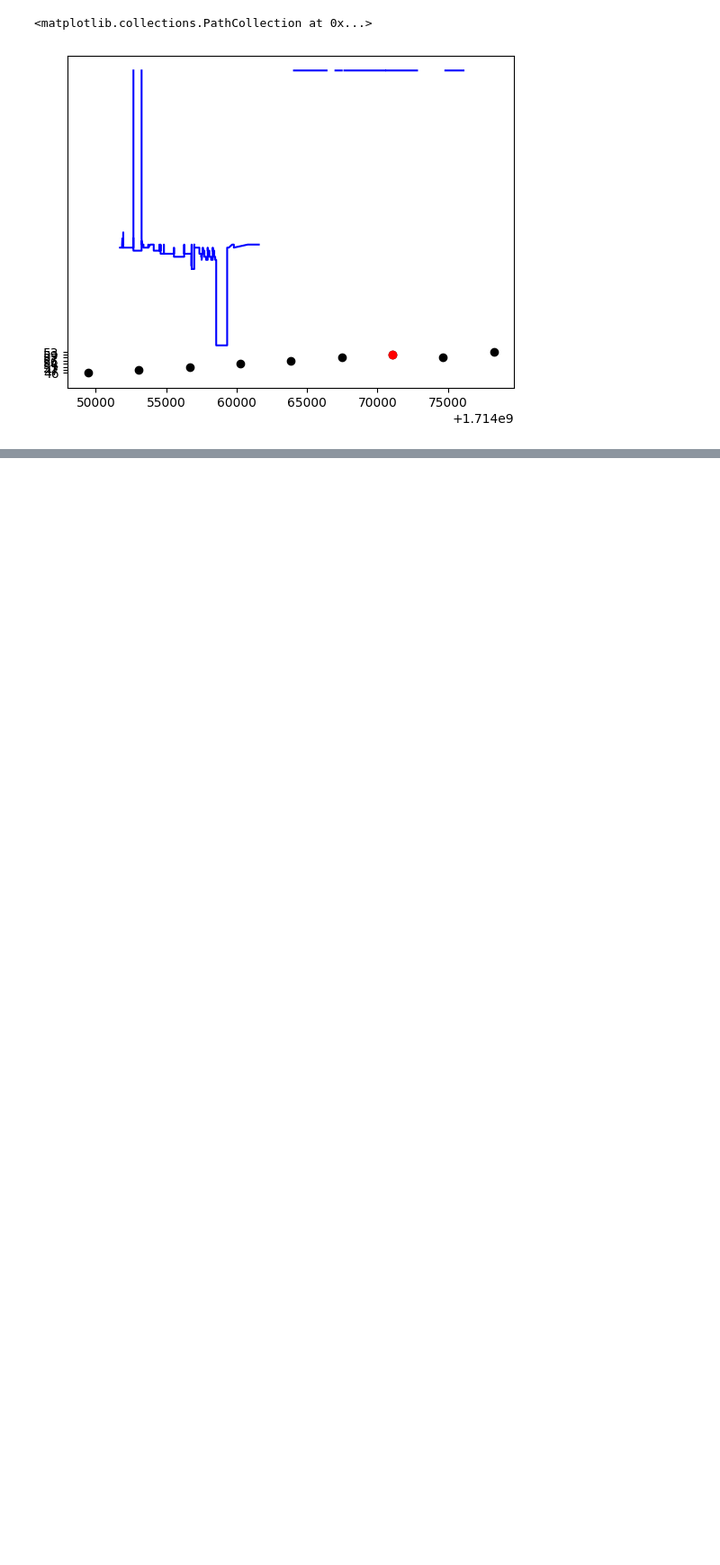
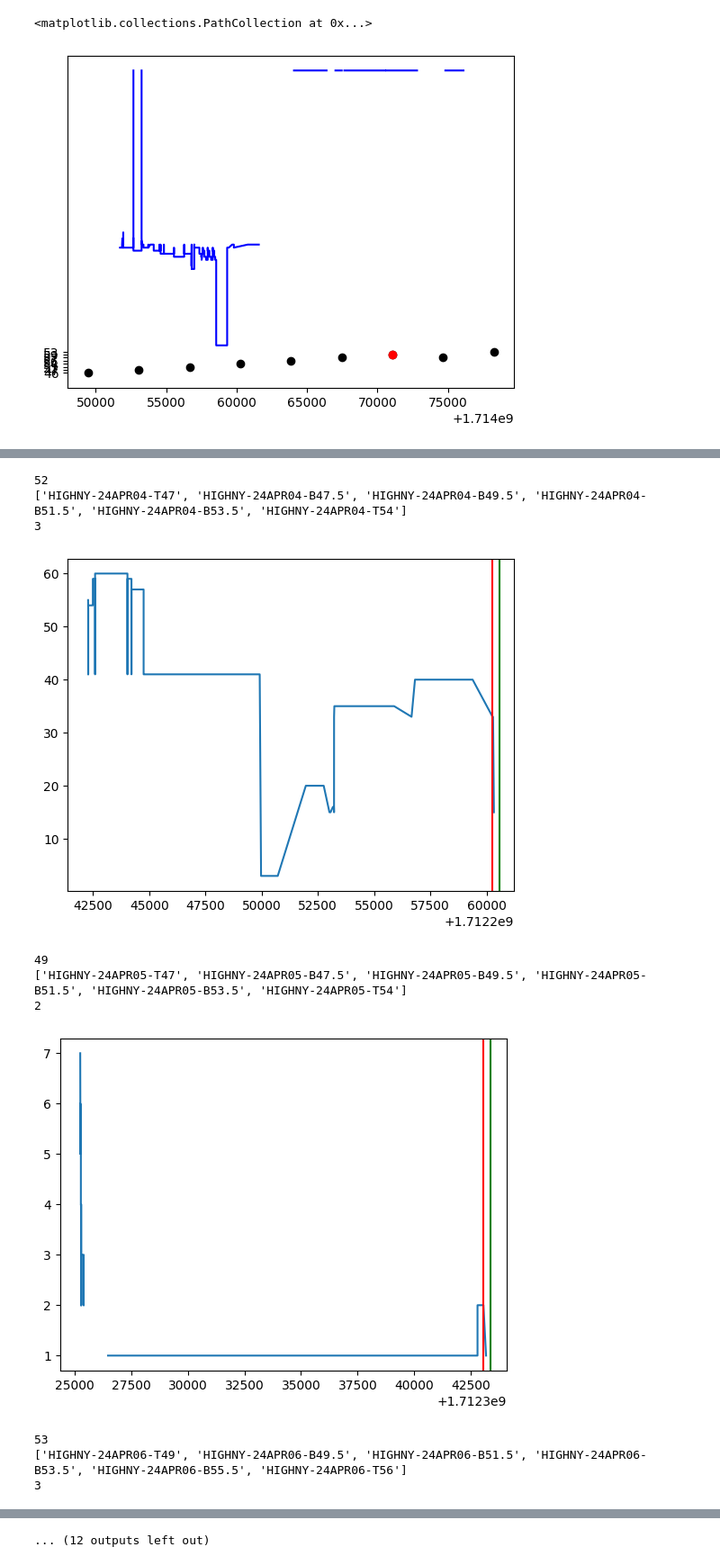
Before and after one commit to kamyarghiam/kalshi_bot, a Jupyter notebook: src/strategy/research/weather/nyc_high_temp.ipynb, the cells around one changed output, grey strips where cells are left out. Shown at 90% size. Drawn from its saved outputs; the diff is of its cells as text; code cells hidden in the pictures; blank space fills up the shorter version.

```diff
--- a/src/strategy/research/weather/nyc_high_temp.ipynb
+++ b/src/strategy/research/weather/nyc_high_temp.ipynb
@@ -29,0 +671,2 @@ plt.scatter(times[14:15], temps[14:15], color = "red")
+# %%
+split_data = [row[:2] for row in split_data]
@@ -29,0 +706,66 @@ plt.scatter(times[14:15], temps[14:15], color = "red")
+# %%
+import pandas as pd
+
+df = pd.DataFrame({"time": [parse_datetime(row[0]) for row in split_data], "temp": [int(row[1]) for row in split_data]})
+# %%
+df = df.sort_values(by="time")
+# %%
+unique_days = df['time'].dt.date.unique()
+# %%
+from datetime import timedelta
+import matplotlib.pyplot as plt
+
+max_times = []
+db = ColeDBInterface()
+for day in unique_days[1:]:
+    filtered_df = df[df['time'].dt.date == day]
+    max_temp_idx = filtered_df.temp.idxmax()
+    max_row = df.loc[[max_temp_idx]]
+
+    max_row_time = max_row.time
+    dt = (max_row_time.dt.to_pydatetime()[0]).astimezone(db.tz)
+    max_temp = list(max_row.temp)[0]
+    try:
+        tickers = db.get_tickers_under_event(f"HIGHNY-{dt.strftime('%y%b%d').upper()}")
+    except FileNotFoundError:
+        # We don't have this day
+        continue
+
+    tickers = sorted(tickers, key=lambda x: float(x.split("-")[-1][1:]))
+    for i, ticker in enumerate(tickers):
+        suffix = ticker.split("-")[-1]
+        temp = float(suffix[1:])
+        if suffix.startswith("B"):
+            bottom = int(temp)
+            top = bottom + 1
+            if max_temp == bottom or max_temp == top:
+                break
+        else:
+            assert suffix.startswith("T")
+            if i == 0:
+                if max_temp < temp:
+                    break
+    curr_market_idx = i
+    print(max_temp)
+    print(tickers)
+    print(i)
+    # We wanna check if we could buy No's on the market below
+    if curr_market_idx > 0:
+        ticker_below = tickers[curr_market_idx - 1]
+        data = db.read_bbo_df(ticker_below, dt - timedelta(hours = 5), dt + timedelta(hours=15))
+        plt.plot(data.ts, data.yes_bid_price)
+        plt.axvline(x = dt.timestamp(), color = 'r', linestyle = '-')
+        plt.axvline(x = (dt + timedelta(minutes = 5)).timestamp(), color = 'g', linestyle = '-')
+        plt.show()
+# %% [output]
+52
+['HIGHNY-24APR04-T47', 'HIGHNY-24APR04-B47.5', 'HIGHNY-24APR04-B49.5', 'HIGHNY-24APR04-B51.5', 'HIGHNY-24APR04-B53.5', 'HIGHNY-24APR04-T54']
+3
+[figure, added]
+49
+['HIGHNY-24APR05-T47', 'HIGHNY-24APR05-B47.5', 'HIGHNY-24APR05-B49.5', 'HIGHNY-24APR05-B51.5', 'HIGHNY-24APR05-B53.5', 'HIGHNY-24APR05-T54']
+2
+[figure, added]
+53
+['HIGHNY-24APR06-T49', 'HIGHNY-24APR06-B49.5', 'HIGHNY-24APR06-B51.5', 'HIGHNY-24APR06-B53.5', 'HIGHNY-24APR06-B55.5', 'HIGHNY-24APR06-T56']
+3
@@ -29,0 +785 @@ plt.scatter(times[14:15], temps[14:15], color = "red")
+... (12 outputs left out)
```
Also changed, not shown: parts of 7 cells of this notebook.
